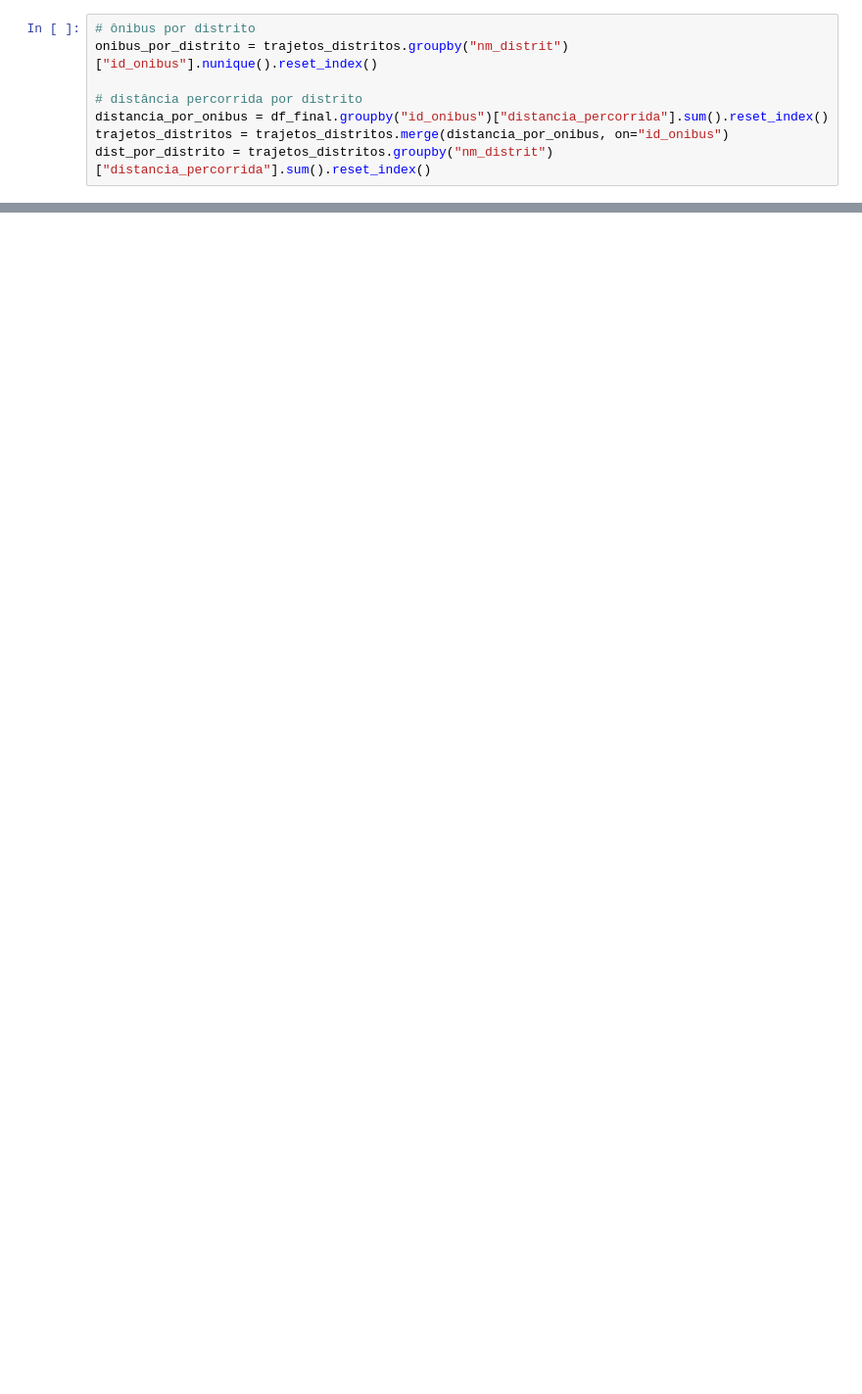
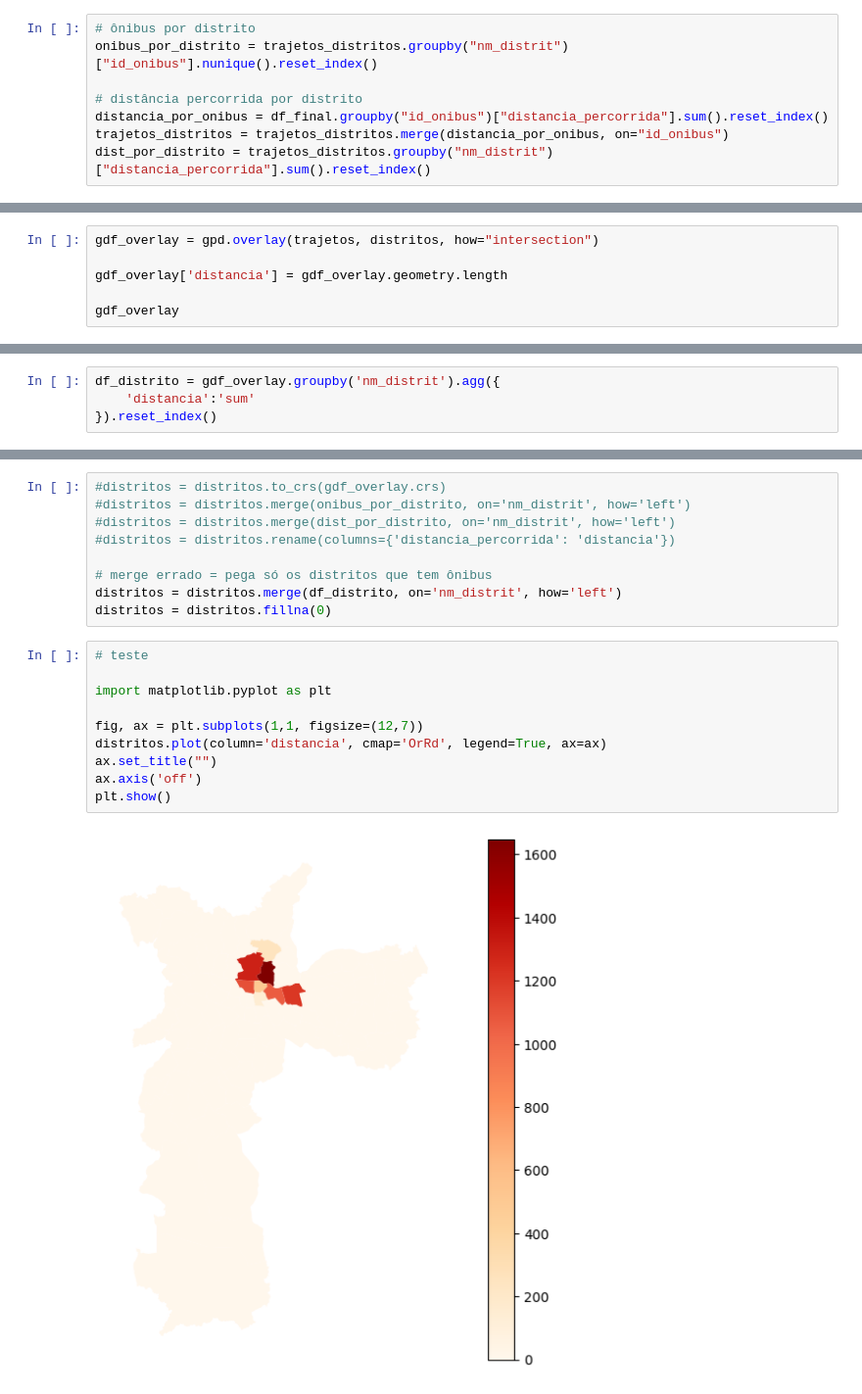
Before and after one commit to sepep-pmsp/dash_onibus_eletricos, a Jupyter notebook: 04_agg_distrito.ipynb, the cells around one changed output, grey strips where cells are left out. Shown at 98% size. Drawn from its saved outputs; the diff is of its cells as text; blank space fills up the shorter version.

```diff
--- a/04_agg_distrito.ipynb
+++ b/04_agg_distrito.ipynb
@@ -52,0 +65,6 @@ dist_por_distrito = trajetos_distritos.groupby("nm_distrit")["distancia_percorri
+# %%
+gdf_overlay = gpd.overlay(trajetos, distritos, how="intersection")
+
+gdf_overlay['distancia'] = gdf_overlay.geometry.length
+
+gdf_overlay
@@ -52,0 +87,4 @@ dist_por_distrito = trajetos_distritos.groupby("nm_distrit")["distancia_percorri
+# %%
+df_distrito = gdf_overlay.groupby('nm_distrit').agg({
+    'distancia':'sum'
+}).reset_index()
@@ -52,0 +103,21 @@ dist_por_distrito = trajetos_distritos.groupby("nm_distrit")["distancia_percorri
+# %%
+#distritos = distritos.to_crs(gdf_overlay.crs)
+#distritos = distritos.merge(onibus_por_distrito, on='nm_distrit', how='left')
+#distritos = distritos.merge(dist_por_distrito, on='nm_distrit', how='left')
+#distritos = distritos.rename(columns={'distancia_percorrida': 'distancia'})
+
+# merge errado = pega só os distritos que tem ônibus
+distritos = distritos.merge(df_distrito, on='nm_distrit', how='left')
+distritos = distritos.fillna(0)
+# %%
+# teste
+
+import matplotlib.pyplot as plt
+
+fig, ax = plt.subplots(1,1, figsize=(12,7))
+distritos.plot(column='distancia', cmap='OrRd', legend=True, ax=ax)
+ax.set_title("")
+ax.axis('off')
+plt.show()
+# %% [output]
+[figure, added]
```
Also changed, not shown: parts of 4 cells of this notebook.
